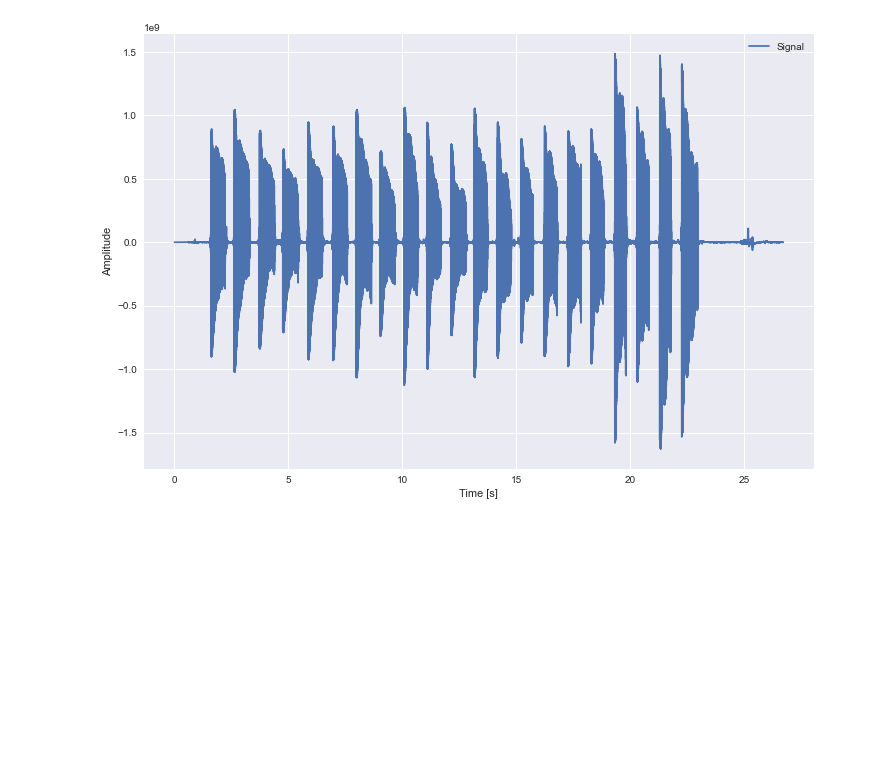
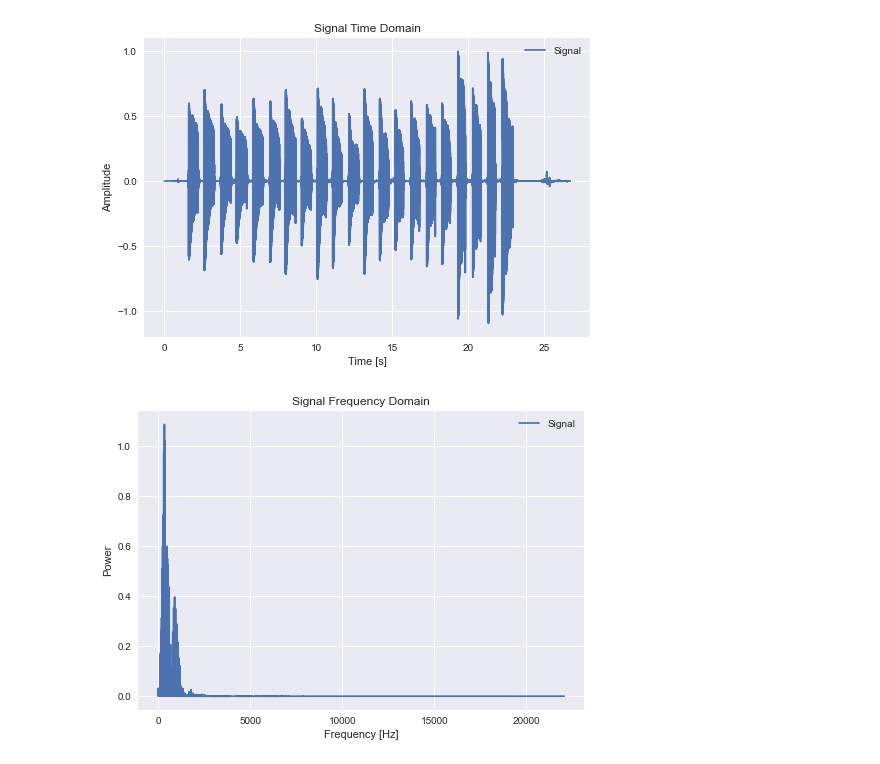
Before and after one commit to AlexanderFromEarth/diploma, a Jupyter notebook: docs/notebooks/audio_read.ipynb, the cells around one changed output. Saved outputs shown, nothing was run; the diff lists cells and outputs as text; code cells hidden in the pictures; blank space fills up the shorter version.

```diff
--- a/docs/notebooks/audio_read.ipynb
+++ b/docs/notebooks/audio_read.ipynb
@@ -8,18 +8,32 @@ AUDIO = getenv("AUDIO_DIRECTORY")
 # %%
-from numpy import linspace
 from scipy.io.wavfile import read
 
-rate, data = read(f"{AUDIO}/AR_A_fret_0-20.wav")
+rate, data = read(f"{DATA}/dataset2/audio/AR_A_fret_0-20.wav")
 length = data.shape[0] / rate
-time = linspace(0, length, data.shape[0])
+signal = data / data.max()
 # %%
+from numpy import linspace
 from matplotlib import pyplot as plt
 
-plt.figure(figsize=(12, 8))
-plt.plot(time, data[:], label="Signal")
+plt.title("Signal Time Domain")
+plt.plot(linspace(0, length, data.shape[0]), signal, label="Signal")
 plt.legend()
 plt.xlabel("Time [s]")
 plt.ylabel("Amplitude")
 plt.show()
 # %% [output]
-[figure, old version]
+[figure, new version]
+# %%
+from scipy.fft import rfft as fft, rfftfreq as fftfreq
+
+xf = fftfreq(round(rate * length), 1 / rate)
+yf = fft(signal)
+
+plt.title("Signal Frequency Domain")
+plt.plot(xf, abs(yf / max(yf)), label="Signal")
+plt.legend()
+plt.xlabel("Frequency [Hz]")
+plt.ylabel("Power")
+plt.show()
+# %% [output]
+[figure, added]
```
Also changed, not shown: parts of 2 cells of this notebook, 6 other files.
